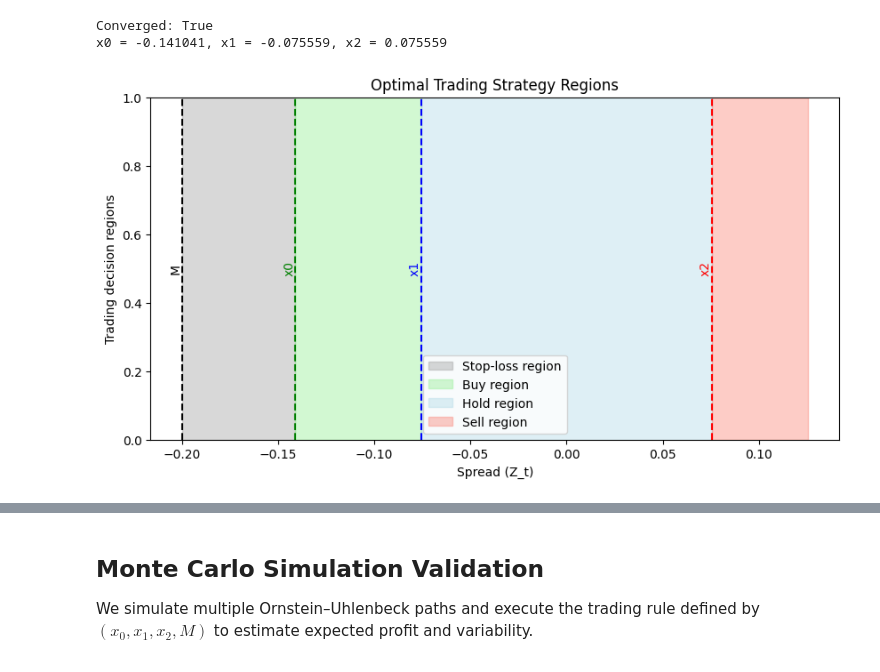
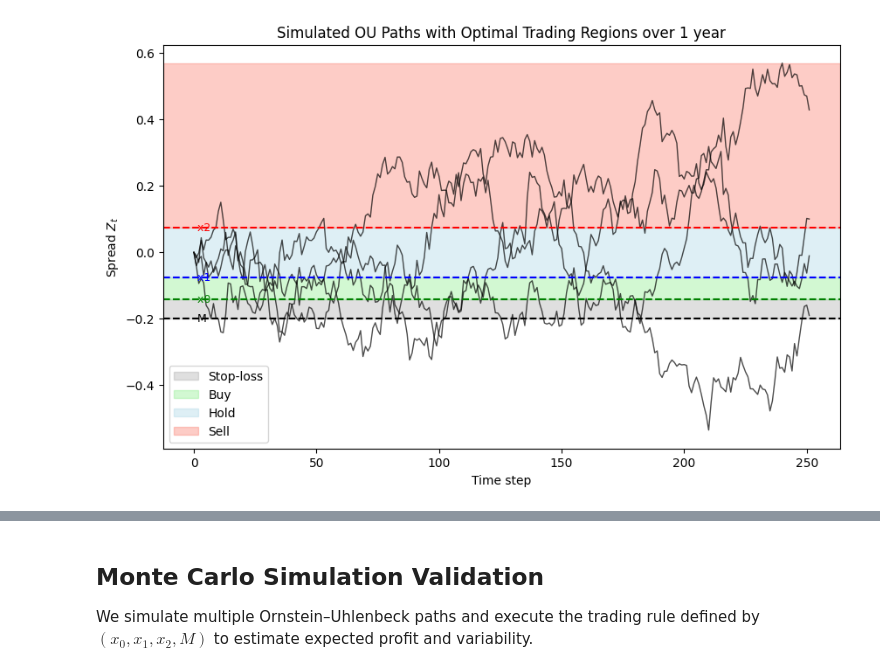
Before and after one commit to jwa172/PairTrading, a Jupyter notebook: HJB_strategy_final_summary.ipynb, the cells around one changed output, grey strips where cells are left out. Drawn from its saved outputs; the diff is of its cells as text; code cells hidden in the pictures.

```diff
--- a/HJB_strategy_final_summary.ipynb
+++ b/HJB_strategy_final_summary.ipynb
@@ -98,28 +172,43 @@ def residuals_uvw(uvw):
-# %%
-uvw0 = np.array([0.0, -1.0, 0.0])
-sol = least_squares(residuals_uvw, uvw0, method='trf', ftol=1e-12, xtol=1e-12, gtol=1e-12, max_nfev=20000)
-u_hat, v_hat, w_hat = sol.x
-x0, x1, x2 = map_uvw_to_xs(u_hat, v_hat, w_hat)
-
-print('Converged:', sol.success)
-print(f'x0 = {x0:.6f}, x1 = {x1:.6f}, x2 = {x2:.6f}')
-# %% [output]
-Converged: True
-x0 = -0.141041, x1 = -0.075559, x2 = 0.075559
+# %%
+# Simulate process
+
+# n_steps = 252 * 1 # Corresponds to n years
+n_steps = 252
+
+# Each time step is a single dayr
+dt = 1/252
+N_PATH = 4
+
+r = np.zeros((N_PATH, n_steps), dtype=np.float64)
+r[:, 0] = b  # start at long-run mean
+
+factor = np.exp(-a*dt)
+for col in range(1, n_steps):
+    r[:, col] += factor*r[:, col-1] + np.random.normal(loc = b * (1-factor),
+                                                       scale = sigma * np.sqrt(0.5 / a * (1 - np.exp(-2 * a*dt))),
+                                                       size = N_PATH)
 # %%
-x_vals = np.linspace(M - 0.05, x2 + 0.05, 400)
-fig, ax = plt.subplots(figsize=(10,5))
-ax.axvspan(M, x0, color='gray', alpha=0.3, label='Stop-loss region')
-ax.axvspan(x0, x1, color='lightgreen', alpha=0.4, label='Buy region')
-ax.axvspan(x1, x2, color='lightblue', alpha=0.4, label='Hold region')
-ax.axvspan(x2, x2 + 0.05, color='salmon', alpha=0.4, label='Sell region')
-for val, color, label in [(M, 'black', 'M'), (x0, 'green', 'x0'), (x1, 'blue', 'x1'), (x2, 'red', 'x2')]:
-    ax.axvline(val, color=color, linestyle='--')
-    ax.text(val, 0.5, label, rotation=90, va='center', ha='right', color=color)
-ax.set_xlabel('Spread (Z_t)')
-ax.set_ylabel('Trading decision regions')
-ax.set_title('Optimal Trading Strategy Regions')
+import matplotlib.pyplot as plt
+# Plot
+fig, ax = plt.subplots(figsize=(10,6))
+for i in range(N_PATH):
+    ax.plot(r[i], lw=1, alpha=0.7, color='black')
+
+# Draw regions
+ax.axhspan(M, x0, color='gray', alpha=0.25, label='Stop-loss')
+ax.axhspan(x0, x1, color='lightgreen', alpha=0.4, label='Buy')
+ax.axhspan(x1, x2, color='lightblue', alpha=0.4, label='Hold')
+ax.axhspan(x2, max(r.max(), x2+0.05), color='salmon', alpha=0.4, label='Sell')
+
+# Boundaries
+for val, col, label in [(M, 'black', 'M'), (x0, 'green', 'x0'), (x1, 'blue', 'x1'), (x2, 'red', 'x2')]:
+    ax.axhline(val, color=col, linestyle='--')
+    ax.text(0, val, f' {label}', va='center', color=col, fontsize=9)
+
+ax.set_xlabel('Time step')
+ax.set_ylabel('Spread $Z_t$')
+ax.set_title('Simulated OU Paths with Optimal Trading Regions over 1 year')
 ax.legend()
 plt.show()
 # %% [output]
-[figure, old version]
+[figure, new version]
```
Also changed, not shown: parts of 22 cells of this notebook, 1 other file.
